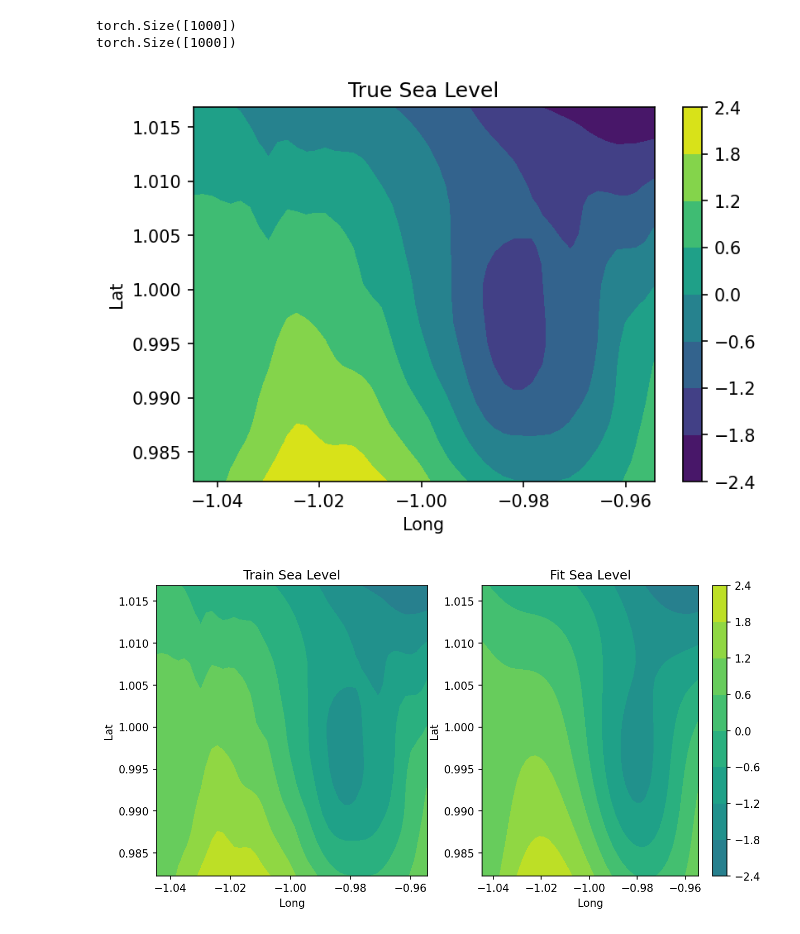
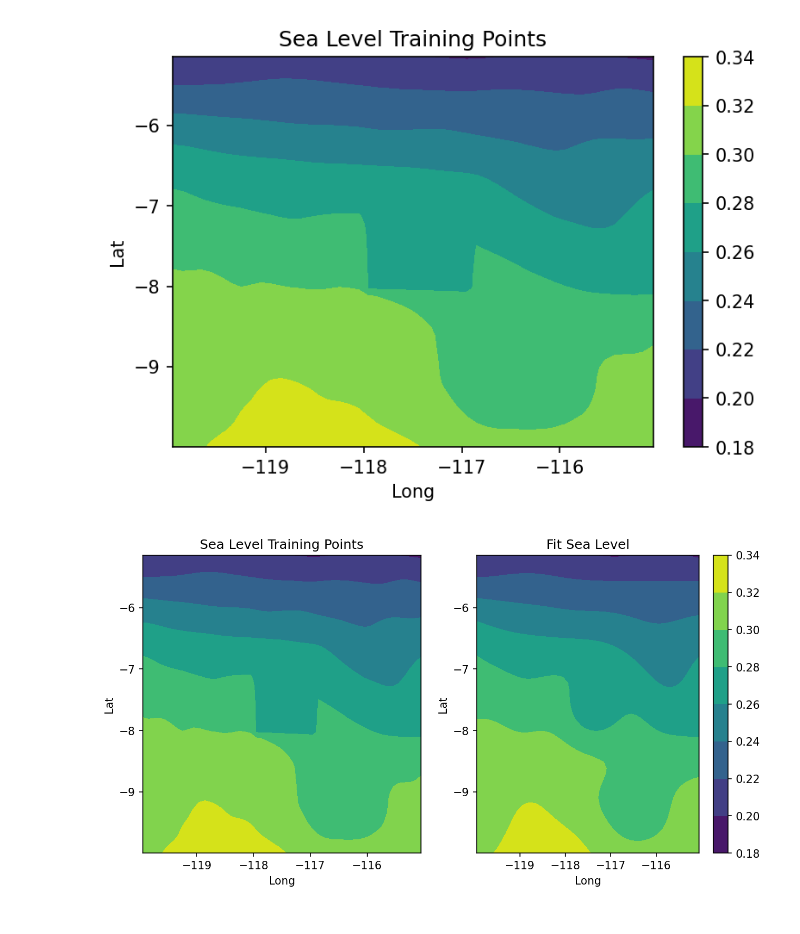
Before and after one commit to rohanlopez7/BML_GP_Project, a Jupyter notebook: Nicole/spatial-rbf.ipynb, the cells around one changed output. Saved outputs shown, nothing was run; the diff lists cells and outputs as text; code cells hidden in the pictures.

```diff
--- a/Nicole/spatial-rbf.ipynb
+++ b/Nicole/spatial-rbf.ipynb
@@ -56,25 +61,17 @@ tensor([0.3171, 0.3168, 0.3169,  ..., 0.1986, 0.1982, 0.1979])
+# %%
+# Set training and testing x's
+train_x = torch.tensor(np.vstack((training['yt_ocean'], training['xt_ocean'])).T).squeeze()
+test_x = torch.tensor(np.vstack((testing['yt_ocean'], testing['xt_ocean'])).T).squeeze()
 # %%
 # Calculate mean std of x and y variables
-train_x = torch.tensor(np.vstack((sea_info['yt_ocean'], sea_info['xt_ocean'])).T)
-
 ytrain_mean = train_y.mean()
 ytrain_std = train_y.std()
 
+ytest_mean = test_y.mean()
+ytest_std = test_y.std()
+
 # Normalize training data
-train_y = (y_train - y_train.mean()) / y_train.std()
+train_y = ((train_y - train_y.mean()) / train_y.std())
 
-#Test
-# y_test = torch_sea_array[1000:2000].float()
-# test_y = torch.FloatTensor(y_test).squeeze()
-
-# # Normalize testing data
-# test_y = (test_y - ytrain_mean) / ytrain_std
-
-
-# # Full prediction
-# full_x = torch.cat((x_train, test_x))
-
-# print(train_x.shape)
-# print(train_y.shape)
-# print(test_x.shape)
-# print(test_y.shape)
+# Normalize testing data
+test_y = (test_y - test_y.mean()) / test_y.std()
@@ -167,38 +183,41 @@ delta_y = torch.abs(pred_labels - test_y_actual).detach().numpy()
+# %%
+# Unnormalize Data
+train_y = (train_y * ytrain_std) + ytrain_mean
+test_y = (test_y * ytest_std) + ytest_mean
+train_pred = (train_pred * ytrain_std) + ytrain_mean
+pred_labels = (pred_labels * ytrain_std) + ytrain_mean
 # %%
+# Plot Sea Level Training Data
 train_X_1, train_X_2 = np.meshgrid(train_x[:,1].unique(),train_x[:,0].unique())
-
-print(train_x[:,1].shape)
-print(test_x[:,1].shape)
 
 plt.figure(dpi=150)
 plt.contourf(train_X_1, train_X_2,
              train_y.reshape(train_X_2.shape))
-plt.title("True Sea Level")
+plt.title("Sea Level Training Points")
 plt.xlabel("Long")
 plt.ylabel("Lat")
 plt.colorbar()
 plt.show()
 # %% [output]
-torch.Size([1000])
-torch.Size([1000])
-[figure, old version]
+[figure, new version]
 # %%
+# Plot Training Data and Model Fit
 train_X_1, train_X_2 = np.meshgrid(train_x[:,1].unique(),train_x[:,0].unique())
 fig, ax = plt.subplots(1, 2, dpi=150, figsize=(10, 5))
 
 ax[0].contourf(train_X_1, train_X_2,
-             train_y.reshape(train_X_2.shape), vmin=-6, vmax=3.)
-ax[0].set_title("Train Sea Level")
+             train_y.reshape(train_X_2.shape), vmin=0.18, vmax=0.34)
+ax[0].set_title("Sea Level Training Points")
 ax[0].set_xlabel("Long")
 ax[0].set_ylabel("Lat")
 
 contour_ = ax[1].contourf(train_X_1, train_X_2,
-             train_pred.reshape(train_X_2.shape), vmin=-6, vmax=3.)
+             train_pred.reshape(train_X_2.shape), vmin=0.18, vmax=0.34)
 ax[1].set_title("Fit Sea Level")
 ax[1].set_xlabel("Long")
 ax[1].set_ylabel("Lat")
 fig.colorbar(contour_)
 plt.show()
 # %% [output]
-[figure, old version]
+[figure, new version]
 # %%
```
Also changed, not shown: parts of 11 cells of this notebook.
